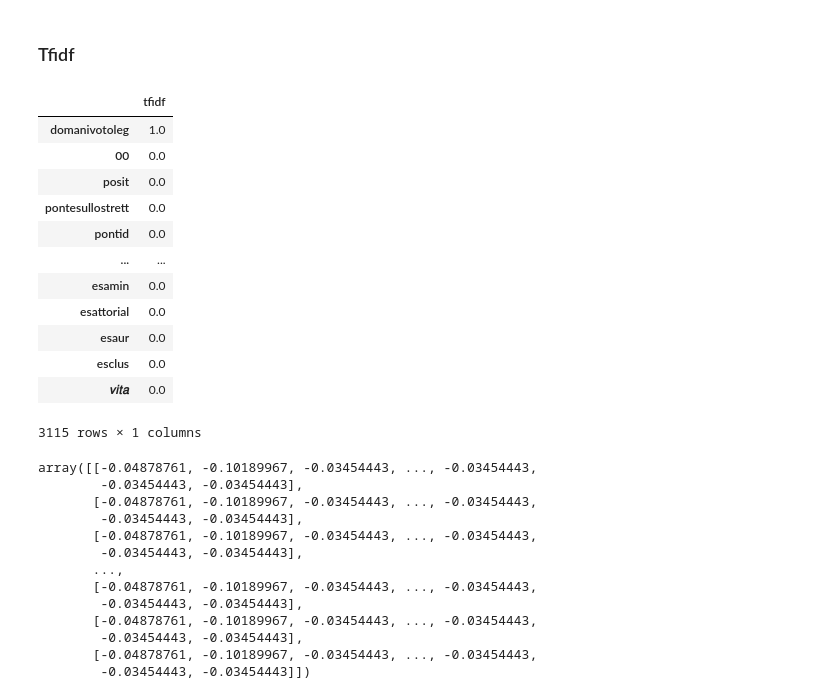
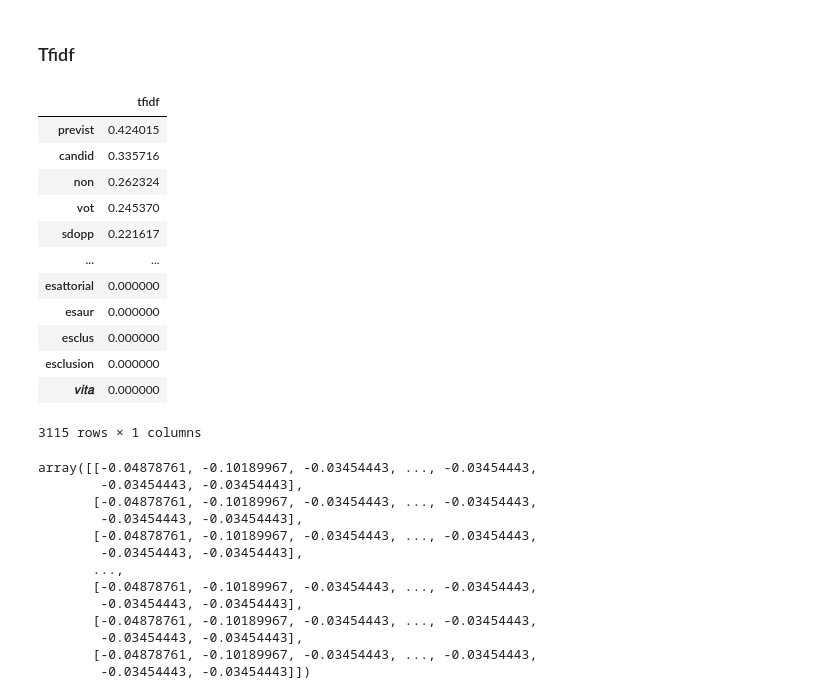
Before and after one commit to bigliolimatteo/how-politicians-change-their-mind, a Jupyter notebook: data_cleaning.ipynb, the cells around one changed output. Drawn from its saved outputs; the diff is of its cells as text; code cells hidden in the pictures.

Commit message:
join tweet

```diff
--- a/data_cleaning.ipynb
+++ b/data_cleaning.ipynb
@@ -107,3 +105,21 @@ filtered_data
+# %%
+def join_tweets(data, politician):
+    new_list = []
+
+    i = len(data) - 1
+    while i >= 0: #reversed(range(len(data[])))
+        if ("1/") in data[i] and ("2/") in data[i-1]:
+            n = int(data[i-1][data[i-1].find("2/") + 2])
+            new_list.append("".join(data[i-n+1:i+1][::-1]))
+            #print("indice merge: ", len(new_list) - 1, i, i-n+1, i+1)
+            i -= n
+        else:
+            new_list.append(data[i])
+            #print("indice: ", i)
+            i -= 1
+    return new_list
+# %%
+filtered_joined_data = {politician: join_tweets(filtered_data[politician], politician) for politician in POLITICIANS}
 # %%
 # Remove punctuation
 # Remove stopwords
@@ -132,7 +146,7 @@ tokenizer = TweetTokenizer()
 tokenize = lambda text: [word for word in tokenizer.tokenize(text) #text.lower()
                          if word not in ITALIAN_PUNCTUATION and word not in stopw and not word.startswith('http')]
 # %%
-tokenized_data = {politician: [tokenize(tweet) for tweet in filtered_data[politician]] for politician in POLITICIANS}
+tokenized_data = {politician: [tokenize(tweet) for tweet in filtered_joined_data[politician]] for politician in POLITICIANS}
 # %%
 tokenized_data
 # %% [markdown]
@@ -203,35 +217,35 @@ stemmed_data = {politician: [stem(tweet, OurStemmer(open("words.txt", "r").read(
 # %%
 test_docs = [' '.join(tweet) for tweet in stemmed_data["salvini"]]
 
 #   tf–idf
 tfidf_vectorizer = TfidfVectorizer()
 X_tfidf = tfidf_vectorizer.fit_transform(test_docs)
 # Convert to standard matrix
 X_tfidf.toarray()
 
 
 # get the first vector out (for the first document)
-first_vector_tfidf=X_tfidf[0]
+first_vector_tfidf=X_tfidf[7]
 
 # place tf-idf values in a pandas data frame
 df = pd.DataFrame(first_vector_tfidf.T.todense()
                     , index=tfidf_vectorizer.get_feature_names()
                     , columns=["tfidf"])
 
 df.sort_values(by=["tfidf"], ascending=False)
 # %% [output]
 |  | tfidf |
-| domanivotoleg | 1.0 |
-| 00 | 0.0 |
-| posit | 0.0 |
-| pontesullostrett | 0.0 |
-| pontid | 0.0 |
+| previst | 0.424015 |
+| candid | 0.335716 |
+| non | 0.262324 |
+| vot | 0.245370 |
+| sdopp | 0.221617 |
 | ... | ... |
-| esamin | 0.0 |
-| esattorial | 0.0 |
-| esaur | 0.0 |
-| esclus | 0.0 |
-| 𝑣𝑖𝑡𝑎 | 0.0 |
+| esattorial | 0.000000 |
+| esaur | 0.000000 |
+| esclus | 0.000000 |
+| esclusion | 0.000000 |
+| 𝑣𝑖𝑡𝑎 | 0.000000 |
 3115 rows × 1 columns
 # %%
 # Standardization of datasets is a common requirement for many machine learning estimators implemented in scikit-learn; they might behave badly if the individual features do not more or less look like standard normally distributed data: Gaussian with zero mean and unit variance.
```
Also changed, not shown: parts of 2 cells of this notebook.
